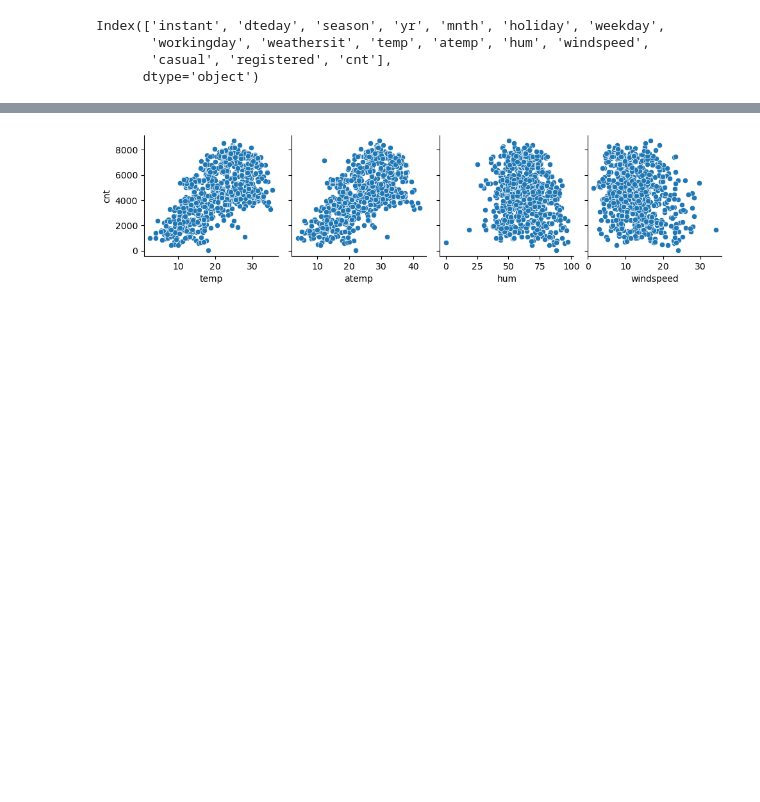
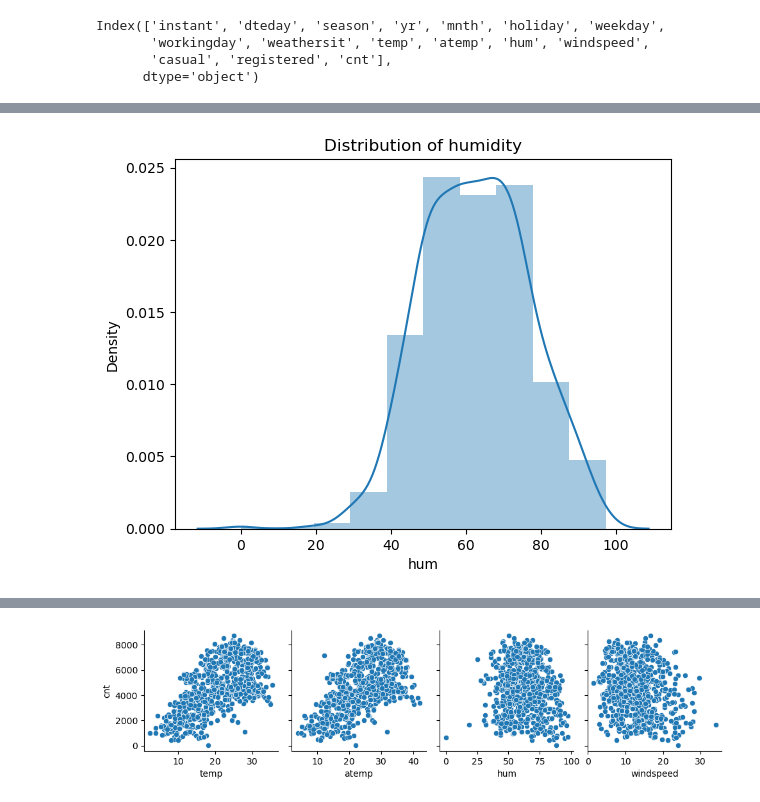
Before and after one commit to narendhar007/bikesharing_lr, a Jupyter notebook: Narendhar_Tangella.ipynb, the cells around one changed output, grey strips where cells are left out. Cells and saved outputs as stored; diff of their text form; code cells hidden in the pictures; blank space fills up the shorter version.

```diff
--- a/Narendhar_Tangella.ipynb
+++ b/Narendhar_Tangella.ipynb
@@ -208,0 +232,8 @@ Index(['instant', 'dteday', 'season', 'yr', 'mnth', 'holiday', 'weekday',
+# %%
+#Distribution of Humidity
+
+sns.distplot(data.hum, bins=10)
+plt.title('Distribution of humidity')
+plt.show()
+# %% [output]
+[figure, added]
```
Also changed, not shown: parts of 23 cells of this notebook.
